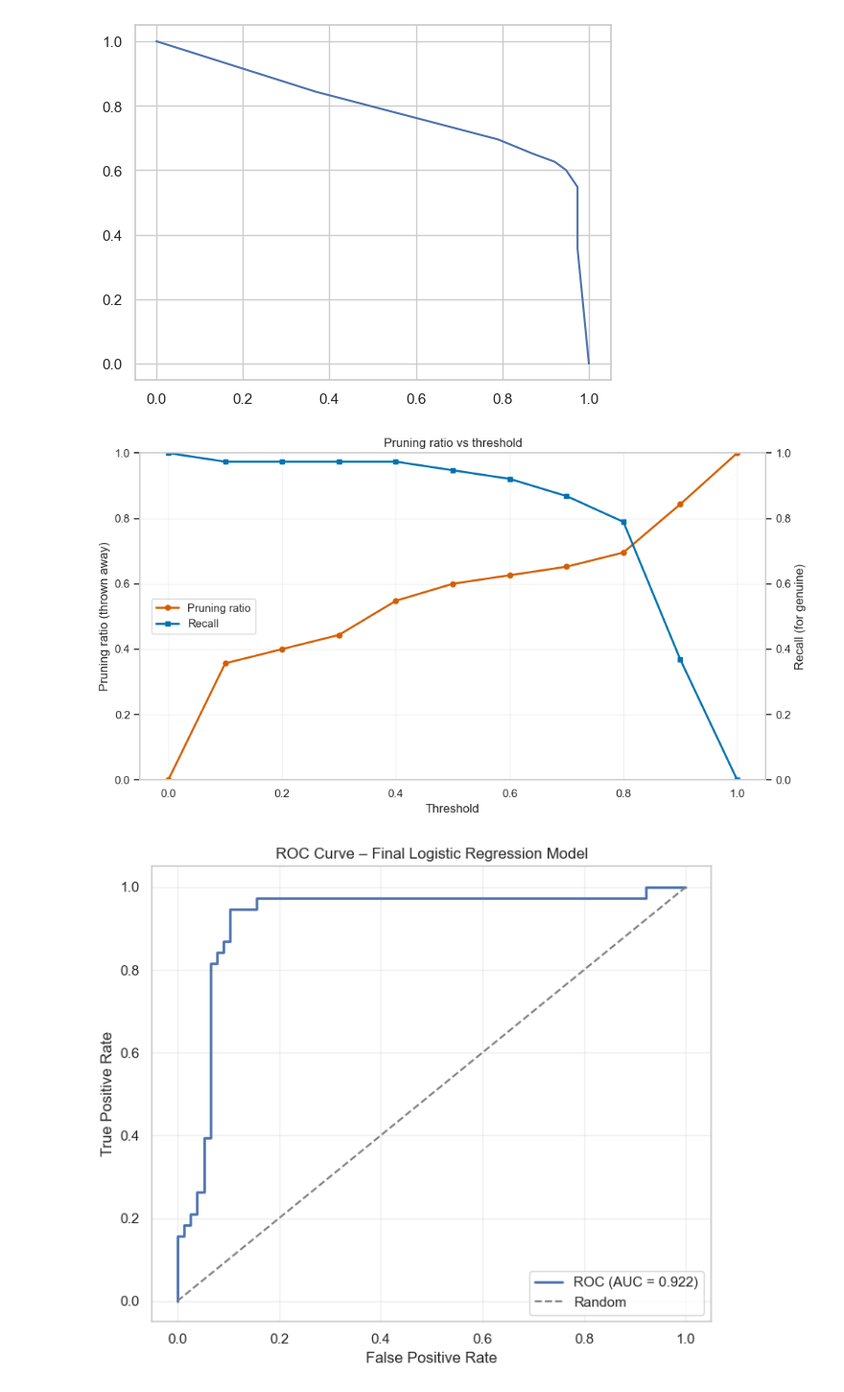
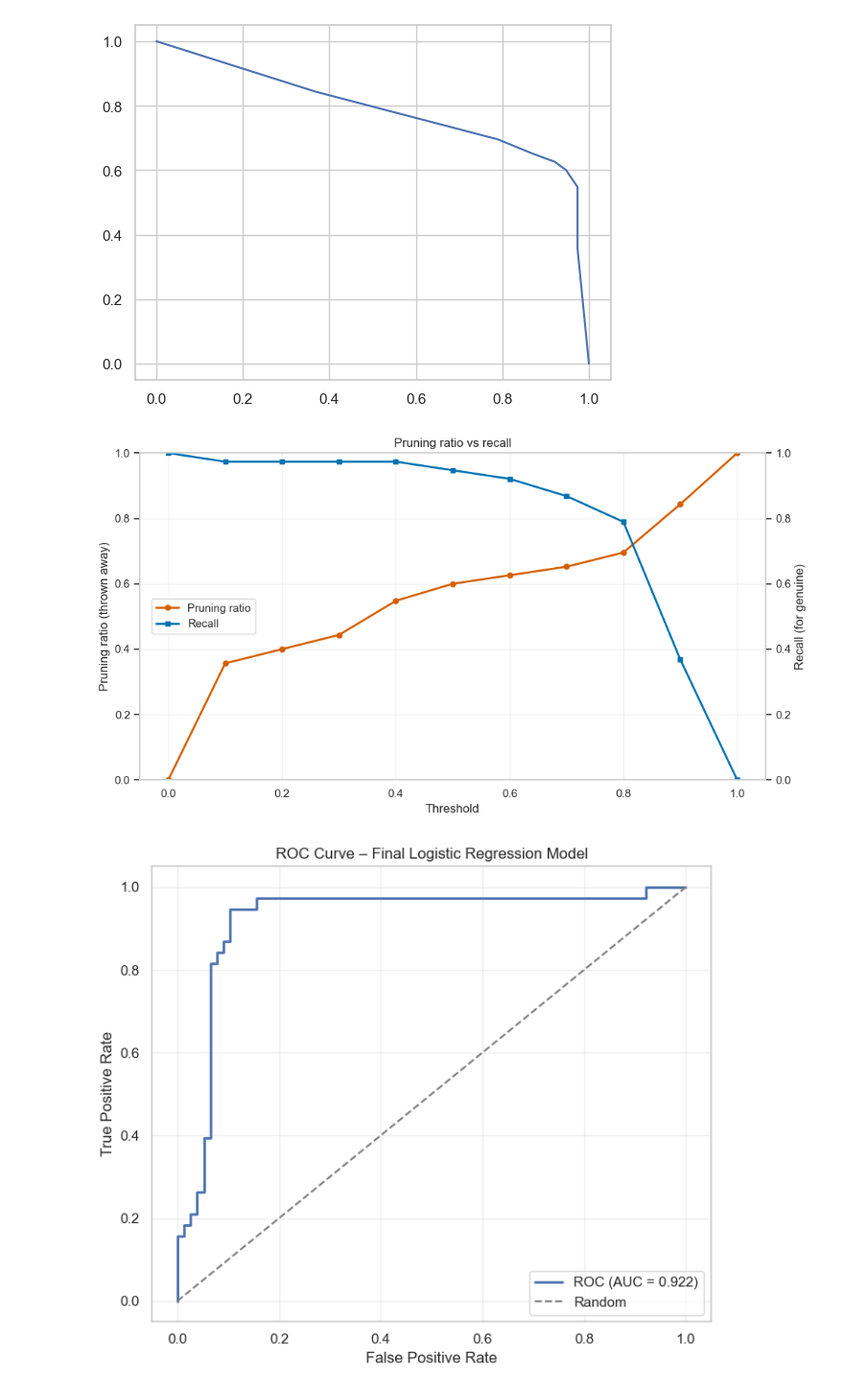
Before and after one commit to Jynns/dataprofiling_gen_fd, a Jupyter notebook: notebooks/pruning_policy.ipynb, the cells around one changed output. Shown at 96% size. Drawn from its saved outputs; the diff is of its cells as text; code cells hidden in the pictures.

```diff
--- a/notebooks/pruning_policy.ipynb
+++ b/notebooks/pruning_policy.ipynb
@@ -939,7 +939,7 @@ import matplotlib.pyplot as plt
 # ratio  = fraction of ALL samples thrown away (pred=False) at each threshold
 # recall = recall of True class (kept among true) at each threshold
 
-def plot_pruning_tradeoff_ratio_recall(ratio, recall, title="Pruning ratio vs threshold"):
+def plot_pruning_tradeoff_ratio_recall(ratio, recall, title="Pruning ratio vs recall"):
     ratio = np.asarray(ratio, dtype=float)
     recall = np.asarray(recall, dtype=float)
 
@@ -968,34 +968,34 @@ def plot_pruning_tradeoff_ratio_recall(ratio, recall, title="Pruning ratio vs th
     ax1.grid(True, alpha=0.25)
 
     # Right axis: recall
     ax2 = ax1.twinx()
     line_recall, = ax2.plot(
         thresholds, recall,
         color=color_recall, marker="s", markersize=5, linewidth=2,
         label="Recall"
     )
     ax2.set_ylabel("Recall (for genuine)")
     ax2.set_ylim(0, 1)
     ax2.grid(False)
 
     # Single legend: vertically centered on the left
     ax1.legend(
         [line_throw, line_recall],
         [line_throw.get_label(), line_recall.get_label()],
         loc="center left",
         bbox_to_anchor=(0.01, 0.5),
         frameon=True
     )
 
     ax1.set_title(title)
     sns.despine(ax=ax1, right=False)
     plt.tight_layout()
     plt.show()
 
 # Call it:
 plot_pruning_tradeoff_ratio_recall(ratios, recalls)
 # %% [output]
-[figure, old version]
+[figure, new version]
 # %%
 import matplotlib.pyplot as plt
 from sklearn.metrics import roc_curve, roc_auc_score
```
Also changed, not shown: parts of 6 cells of this notebook.
